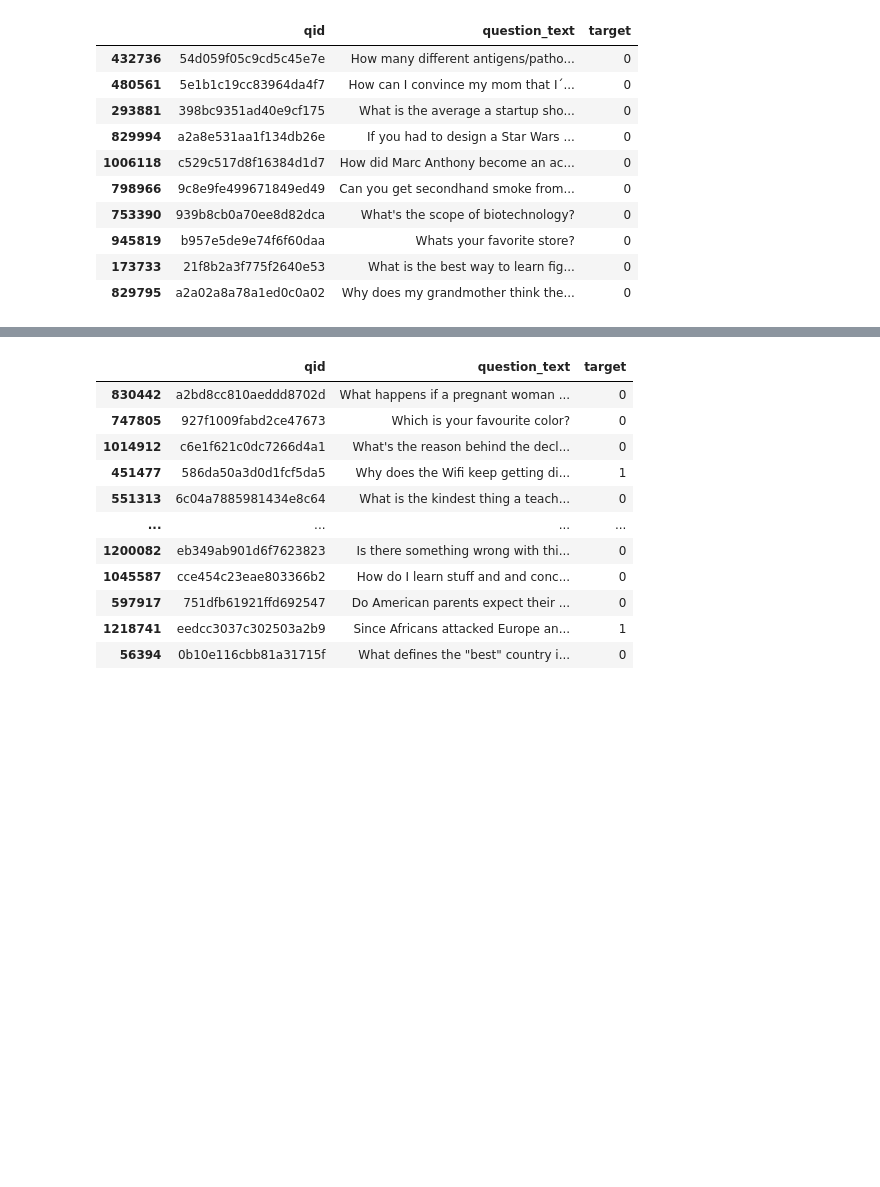
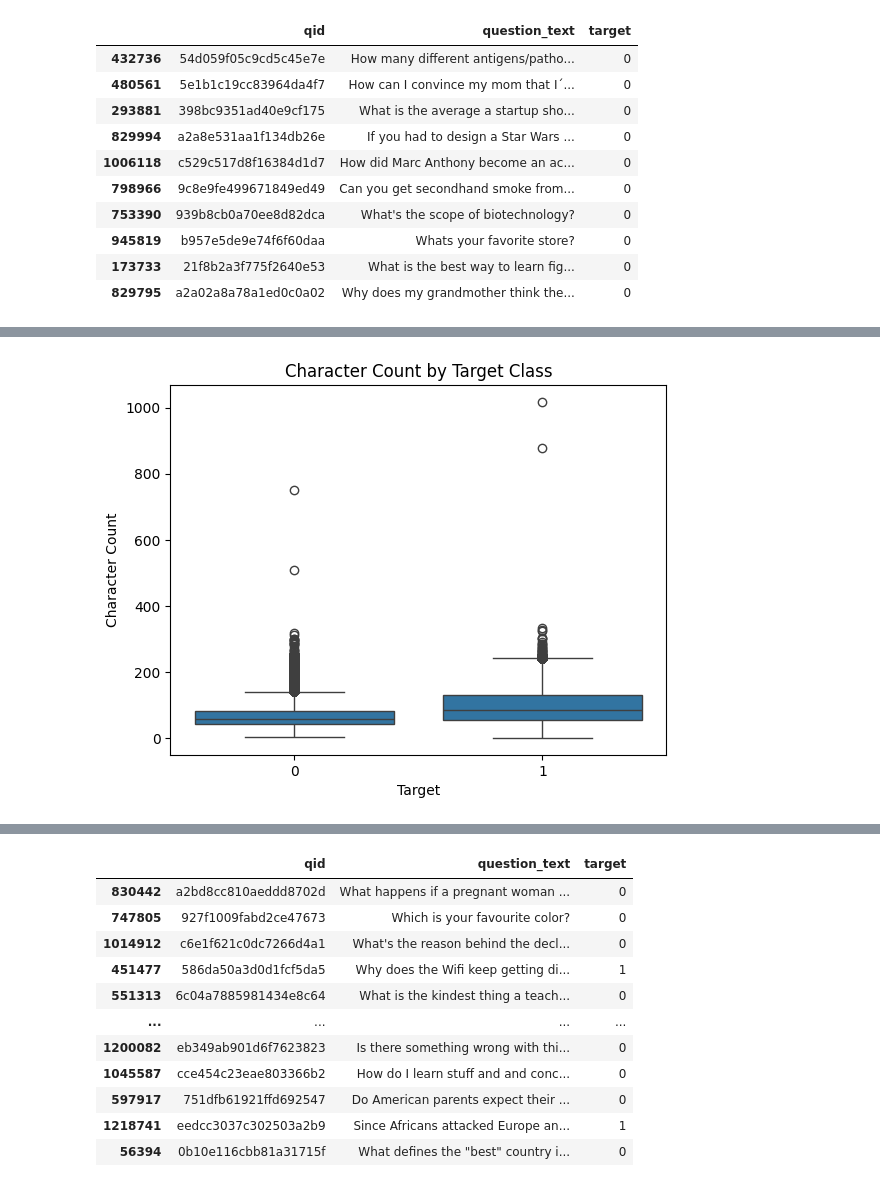
Before and after one commit to thugge254/Neural-Networks-and-Deep-Learning-with-PyTorch, a Jupyter notebook: Neural_Networks_and_Deep_Learning.ipynb, the cells around one changed output, grey strips where cells are left out. Saved outputs shown, nothing was run; the diff lists cells and outputs as text; code cells hidden in the pictures; blank space fills up the shorter version.

```diff
--- a/Neural_Networks_and_Deep_Learning.ipynb
+++ b/Neural_Networks_and_Deep_Learning.ipynb
@@ -108,0 +120,12 @@ sample_df = raw_df.sample(SAMPLE_SIZE)
+# %%
+# Add character count column if not already added
+raw_df['char_count'] = raw_df['question_text'].apply(len)
+# %%
+# Box plot of character count by target class
+sns.boxplot(x='target', y='char_count', data=raw_df)
+plt.title('Character Count by Target Class')
+plt.xlabel('Target')
+plt.ylabel('Character Count')
+plt.show()
+# %% [output]
+[figure, added]
```
Also changed, not shown: parts of 21 cells of this notebook.
